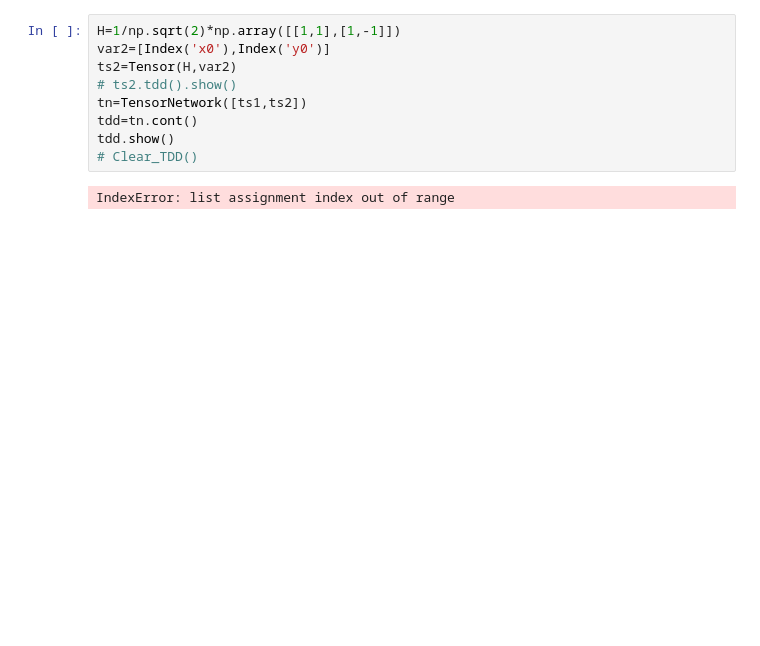
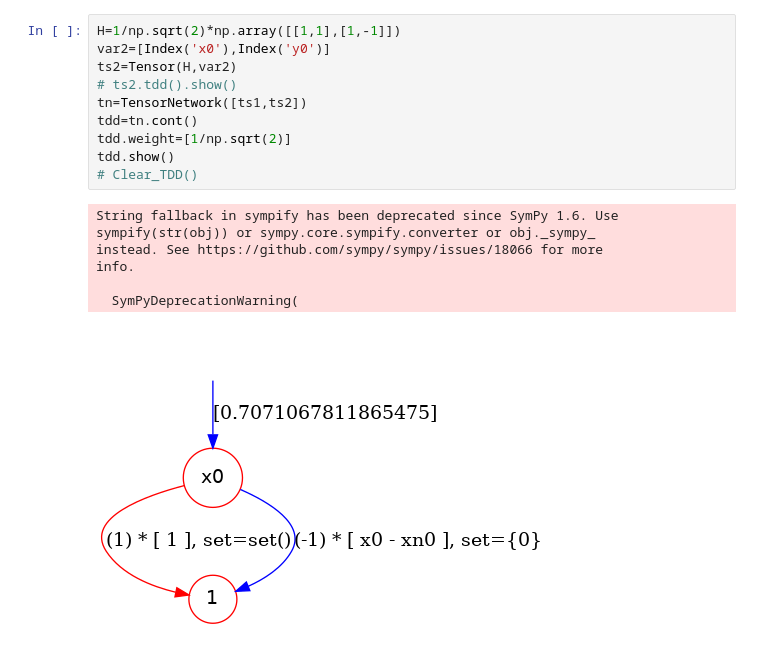
Before and after one commit to Veriqc/Symbol_TDD, a Jupyter notebook: Test_Binary.ipynb, the cells around one changed output. Saved outputs shown, nothing was run; the diff lists cells and outputs as text; blank space fills up the shorter version.

Commit message:
Fix small turns issue

```diff
--- a/Test_Binary.ipynb
+++ b/Test_Binary.ipynb
@@ -29,13 +30,20 @@ ts1.tdd().show()
 # %%
 H=1/np.sqrt(2)*np.array([[1,1],[1,-1]])
 var2=[Index('x0'),Index('y0')]
 ts2=Tensor(H,var2)
 # ts2.tdd().show()
 tn=TensorNetwork([ts1,ts2])
 tdd=tn.cont()
+tdd.weight=[1/np.sqrt(2)]
 tdd.show()
 # Clear_TDD()
 # %% [output]
-IndexError: list assignment index out of range
+String fallback in sympify has been deprecated since SymPy 1.6. Use
+sympify(str(obj)) or sympy.core.sympify.converter or obj._sympy_
+instead. See https://github.com/sympy/sympy/issues/18066 for more
+info.
+
+  SymPyDeprecationWarning(
+[figure, added]
 # %%
 path='Benchmarks/'
```
Also changed, not shown: parts of 23 cells of this notebook, 3 other files.
